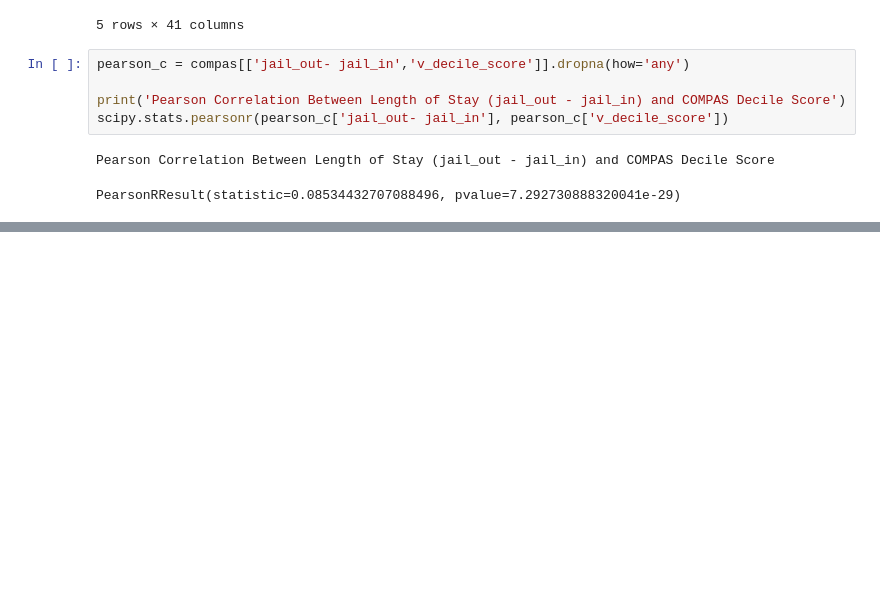
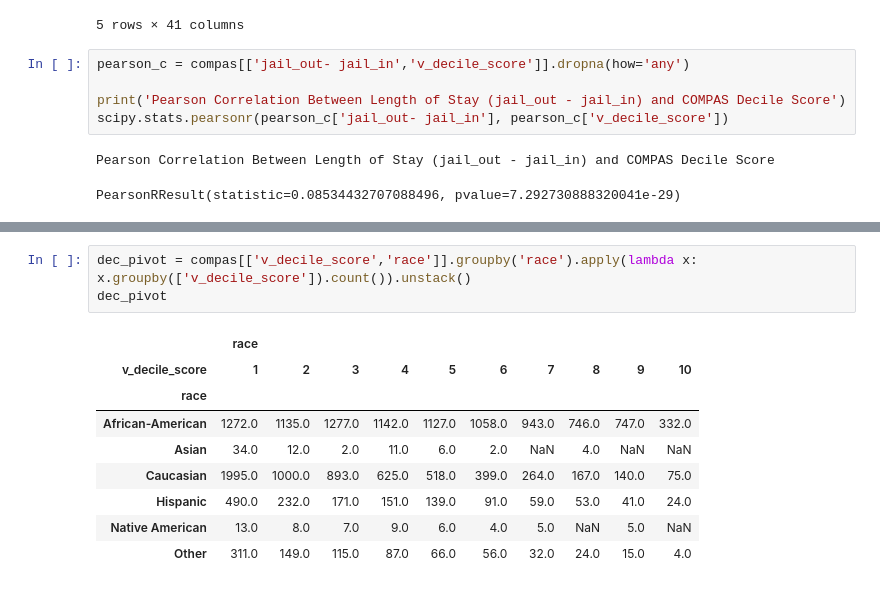
Before and after one commit to jiayinliu25/riskAssessmentCOMPAS, a Jupyter notebook: Dataset_Analysis.ipynb, the cells around one changed output, grey strips where cells are left out. Drawn from its saved outputs; the diff is of its cells as text; blank space fills up the shorter version.

```diff
--- a/Dataset_Analysis.ipynb
+++ b/Dataset_Analysis.ipynb
@@ -239,0 +247,13 @@ interaction table of counts between race/sex interactions
+# %%
+dec_pivot = compas[['v_decile_score','race']].groupby('race').apply(lambda x: x.groupby(['v_decile_score']).count()).unstack()
+dec_pivot
+# %% [output]
+|  | race |  |  |  |  |  |  |  |  |  |
+| v_decile_score | 1 | 2 | 3 | 4 | 5 | 6 | 7 | 8 | 9 | 10 |
+| race |  |  |  |  |  |  |  |  |  |  |
+| African-American | 1272.0 | 1135.0 | 1277.0 | 1142.0 | 1127.0 | 1058.0 | 943.0 | 746.0 | 747.0 | 332.0 |
+| Asian | 34.0 | 12.0 | 2.0 | 11.0 | 6.0 | 2.0 | NaN | 4.0 | NaN | NaN |
+| Caucasian | 1995.0 | 1000.0 | 893.0 | 625.0 | 518.0 | 399.0 | 264.0 | 167.0 | 140.0 | 75.0 |
+| Hispanic | 490.0 | 232.0 | 171.0 | 151.0 | 139.0 | 91.0 | 59.0 | 53.0 | 41.0 | 24.0 |
+| Native American | 13.0 | 8.0 | 7.0 | 9.0 | 6.0 | 4.0 | 5.0 | NaN | 5.0 | NaN |
+| Other | 311.0 | 149.0 | 115.0 | 87.0 | 66.0 | 56.0 | 32.0 | 24.0 | 15.0 | 4.0 |
```
Also changed, not shown: parts of 4 cells of this notebook, 2 other files.
